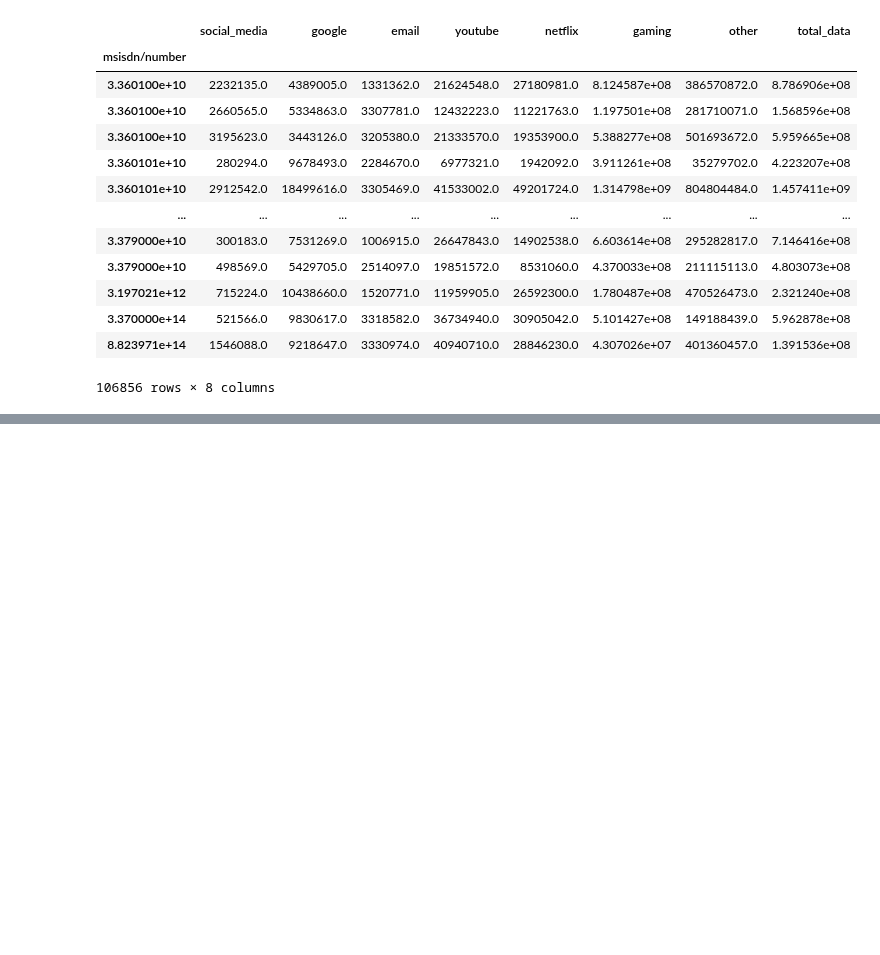
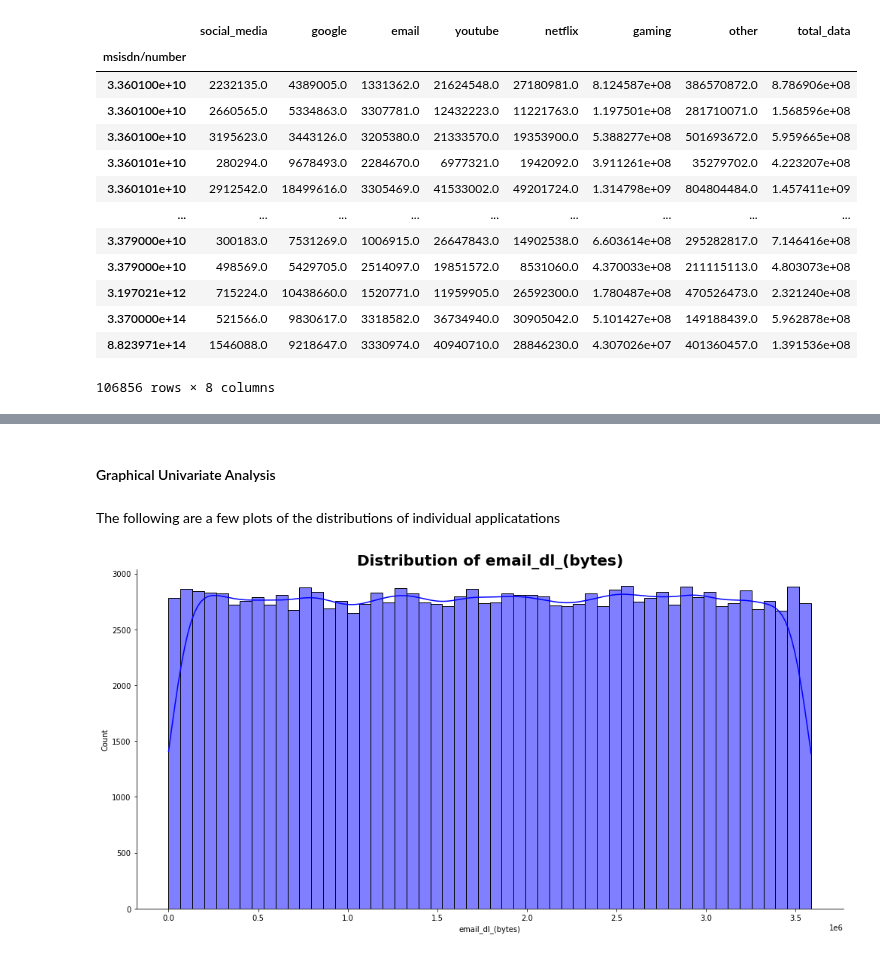
Before and after one commit to teddyk251/Telecom-Data-Analysis, a Jupyter notebook: notebooks/UserOverviewAnalysis.ipynb, the cells around one changed output, grey strips where cells are left out. Saved outputs shown, nothing was run; the diff lists cells and outputs as text; code cells hidden in the pictures; blank space fills up the shorter version.

```diff
--- a/notebooks/UserOverviewAnalysis.ipynb
+++ b/notebooks/UserOverviewAnalysis.ipynb
@@ -276,0 +320,10 @@ app_total_data.describe()
+# %% [markdown]
+#### Graphical Univariate Analysis
+# %% [markdown]
+The following are a few plots of the distributions of individual applicatations
+# %%
+numeric_columns = df.select_dtypes(include=['number']).columns
+numeric_df = df[numeric_columns]
+Plotter.plot_hist(numeric_df, 'email_dl_(bytes)','blue')
+# %% [output]
+[figure, added]
```
Also changed, not shown: parts of 27 cells of this notebook, 2 other files.
